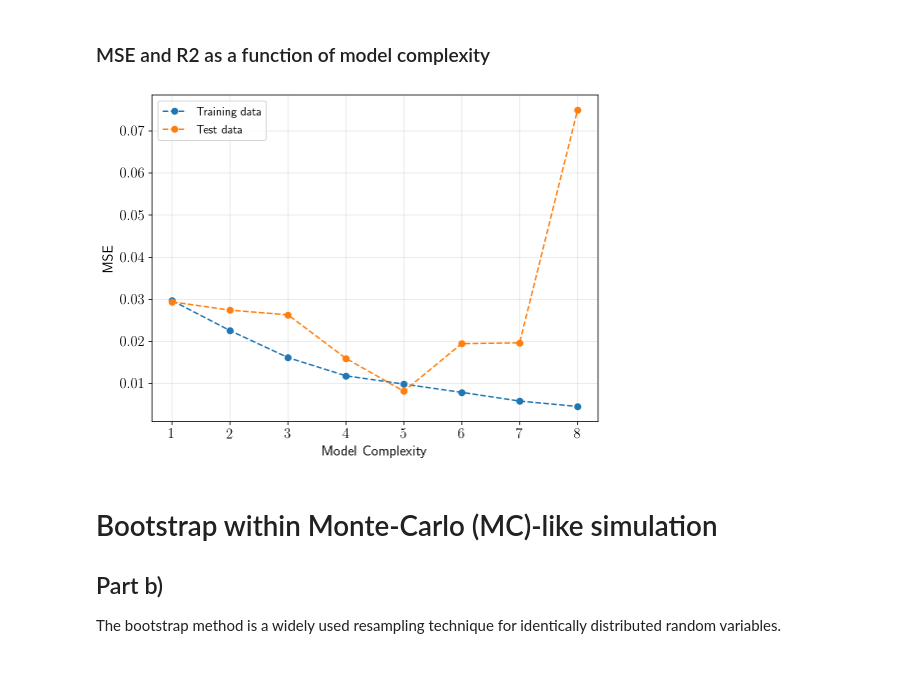
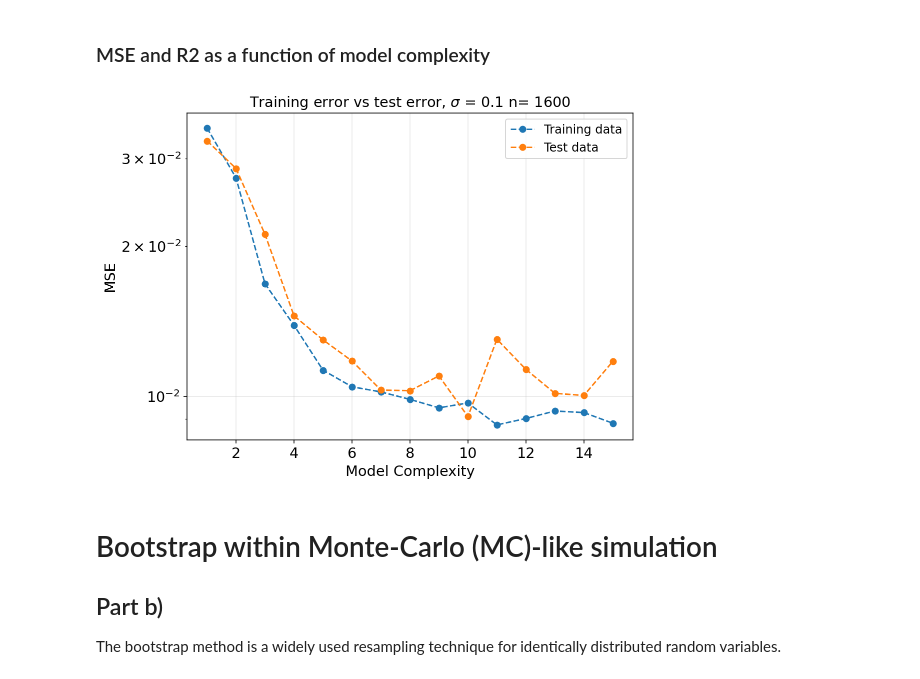
Before and after one commit to erikasan/fys-stk, a Jupyter notebook: project1/fysstk_p1_with_mylearn_oda.ipynb, the cells around one changed output. Drawn from its saved outputs; the diff is of its cells as text; code cells hidden in the pictures.

```diff
--- a/project1/fysstk_p1_with_mylearn_oda.ipynb
+++ b/project1/fysstk_p1_with_mylearn_oda.ipynb
@@ -44,7 +44,7 @@ params = {'axes.labelsize': 'x-large',
           'legend.fontsize': 'large',
           'legend.handlelength': 2}
 plt.rcParams.update(params)
-plt.rc('text', usetex=True)
+plt.rc('text', usetex=False)
 
 import warnings
 # Comment this to turn on warnings
@@ -140,14 +137,15 @@ Test R2: 0.9756147033588713
 ### MSE and R2 as a function of model complexity
 # %%
 # Create data
-np.random.seed(42)
+np.random.seed(40)
 
-n = 10         # n x n number of data points
-sigma2 = 0.1   # irreducible error
+n = 40         # n x n number of data points
+sigma2 = 0.01   # irreducible error
+sigma = np.sqrt(sigma2)
 
 x = np.linspace(0, 1, n)
 y = np.linspace(0, 1, n)
-noise = np.random.normal(0, sigma2, int(n*n))
+noise = np.random.normal(0, sigma, int(n*n))
 
 # Create mesh and unravel
 x, y = np.meshgrid(x, y)
@@ -157,7 +155,7 @@ y = np.ravel(y)
 # Observed data
 z = frankeFunction(x, y) + noise
 
-maxdeg = 8
+maxdeg = 15
 degrees = np.arange(1, maxdeg+1, dtype=int)
 
 mse = pd.DataFrame(columns=["train", "test"], index=degrees-1)
@@ -175,34 +173,36 @@ for i, deg in enumerate(tqdm(degrees)):
     X_train_scaled, X_test_scaled = normalize_data(X_train, X_test, with_intercept=False)
     z_train_scaled, z_test_scaled = normalize_target(z_train, z_test)
 
     # Create linear regression object
     ols_linreg = LinearRegression(fit_intercept=True)
 
     # Train the model using the (scaled) training sets
     ols_linreg.fit(X_train_scaled, z_train_scaled)
     z_fit = ols_linreg.predict(X_train_scaled)
 
     # Make predictions using the test set
     z_pred = ols_linreg.predict(X_test_scaled)
 
     # Statistical metrics
     mse["train"][i] = ols_linreg.mse(X_train_scaled, z_train_scaled)
     mse["test"][i] = ols_linreg.mse(X_test_scaled, z_test_scaled)
     r2["train"][i] = ols_linreg.r2(X_train_scaled, z_train_scaled)
     r2["test"][i] = ols_linreg.r2(X_test_scaled, z_test_scaled)
 
 
 fig = plt.figure(figsize=(8,6))
 plt.plot(degrees, mse["train"], "o--", label="Training data")
 plt.plot(degrees, mse["test"], "o--", label="Test data")
 plt.xlabel("Model Complexity")
 plt.ylabel("MSE")
 plt.grid(alpha=0.3)
 plt.legend()
+plt.yscale('log')
+plt.title(r'Training error vs test error, $\sigma$ = %g n= %g' % (sigma, len(x)))
 plt.show()
 fig.savefig(fig_path("MSE_forced_overfit.png"), dpi=300, transparent=True)
 # %% [output]
-[figure, old version]
+[figure, new version]
 # %% [markdown]
 # Bootstrap within Monte-Carlo (MC)-like simulation
 
```
Also changed, not shown: parts of 8 cells of this notebook.
